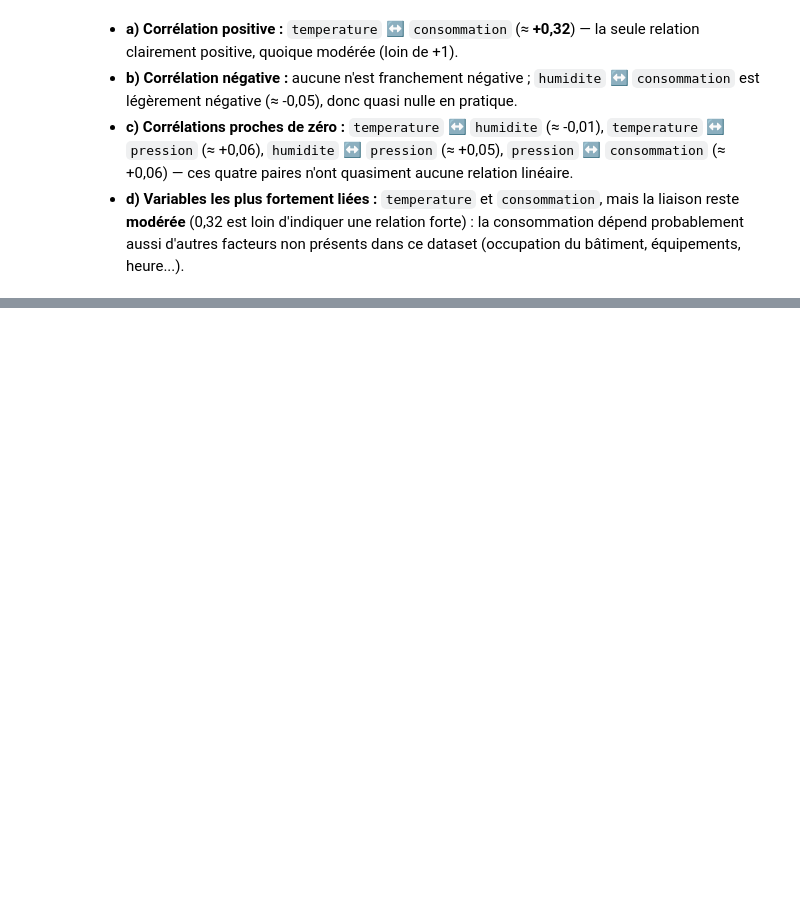
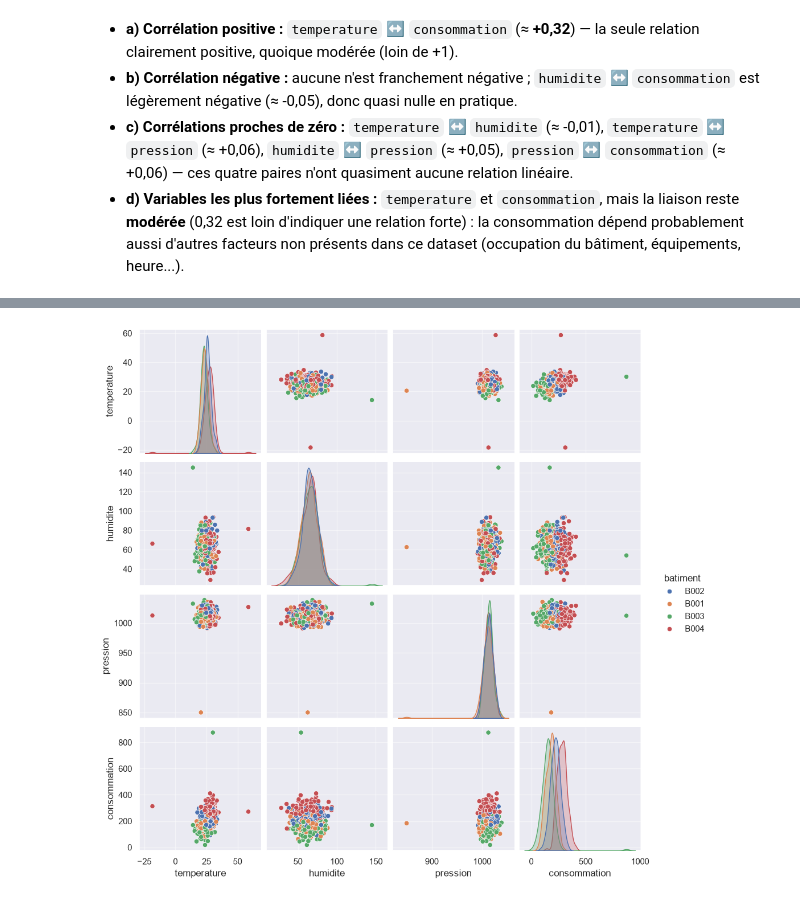
Before and after one commit to Abdouaziz2/atelier_seaborn_iot, a Jupyter notebook: notebooks/atelier_seaborn_iot.ipynb, the cells around one changed output, grey strips where cells are left out. Saved outputs shown, nothing was run; the diff lists cells and outputs as text; code cells hidden in the pictures; blank space fills up the shorter version.

Commit message:
Partie 10 – Analyse multivariée avec pairplot()

```diff
--- a/notebooks/atelier_seaborn_iot.ipynb
+++ b/notebooks/atelier_seaborn_iot.ipynb
@@ -493,0 +500,9 @@ aussi d'autres facteurs non présents dans ce dataset (occupation du bâtiment,
+# %%
+# hue="batiment" : colore chaque point/courbe selon le bâtiment, pour repérer des différences de groupe
+g = sns.pairplot(df[["temperature", "humidite", "pression", "consommation", "batiment"]], hue="batiment")
+
+# g est un objet PairGrid ; on le sauvegarde directement (anticipe la Partie 11)
+# g.savefig(f"{EXPORTS_DIR}/pairplot.png", dpi=150)
+plt.show()
+# %% [output]
+[figure, added]
```
Also changed, not shown: parts of 2 cells of this notebook.
